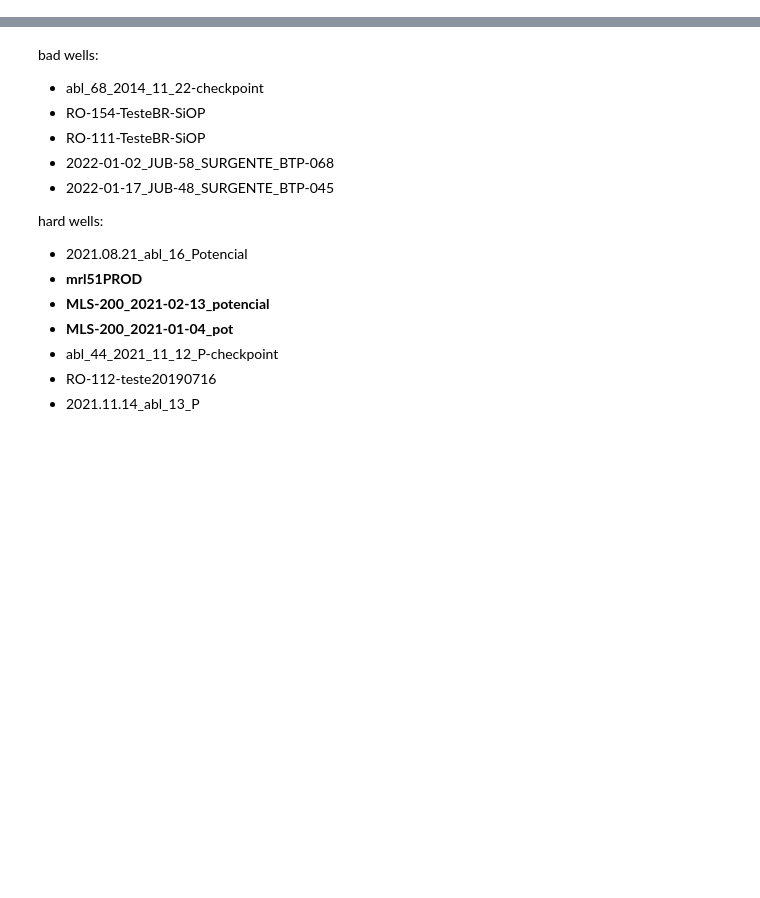
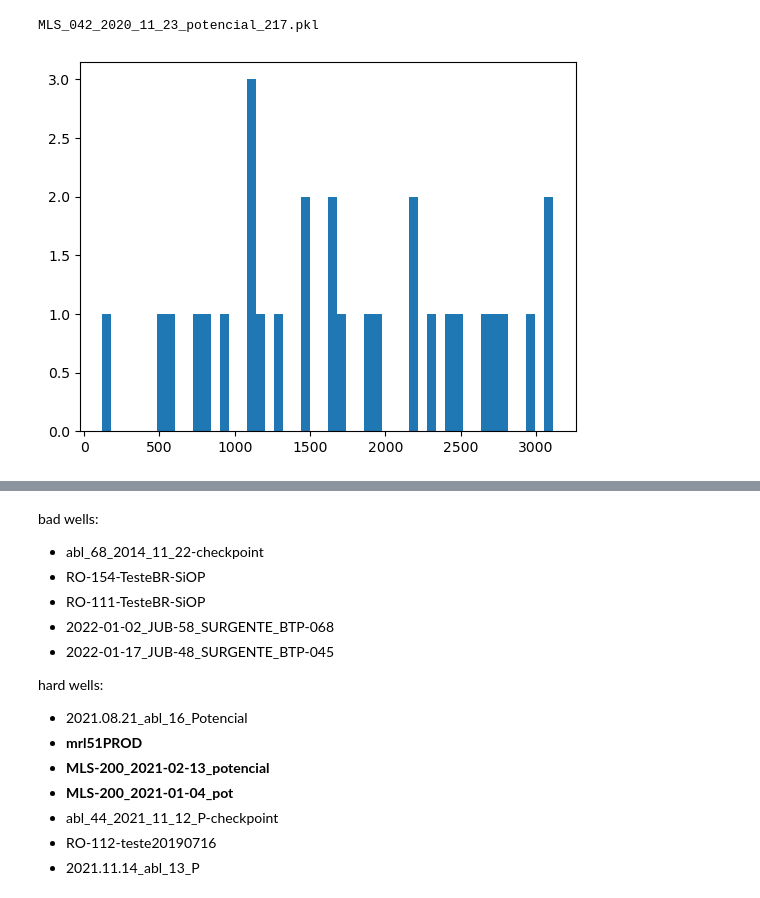
Before and after one commit to brunompacheco/early-fixing-oil-production, a Jupyter notebook: notebooks/0.1-bmp-surrogate-model.ipynb, the cells around one changed output, grey strips where cells are left out. Drawn from its saved outputs; the diff is of its cells as text; code cells hidden in the pictures; blank space fills up the shorter version.

```diff
--- a/notebooks/0.1-bmp-surrogate-model.ipynb
+++ b/notebooks/0.1-bmp-surrogate-model.ipynb
@@ -71,0 +102,35 @@ len(X) / 116
+# %%
+well_fps = list(Path('../data/raw/').glob('*.pkl'))
+
+well_fp = well_fps[0]
+
+# with open('../data/raw/'+well_name+'.pkl', 'rb') as f:
+with open(well_fp, 'rb') as f:
+    well = pickle.load(f)
+
+well['curve']
+
+C, GL = get_C_GL(None)
+C, GL = np.meshgrid(C, GL)
+
+Obj = -1 * np.ones(C.shape)
+
+for i in range(6):
+    for j in range(6):
+        c = C[i,j]
+        gl = GL[i,j]
+        try:
+            Obj[i,j] = well['curve'][(c,gl)]
+        except KeyError:
+            pass
+
+print(well_fp.name)
+# fig, ax = plt.subplots(subplot_kw={"projection": "3d"})
+# ax.plot_surface(C, GL, Obj)
+# plt.show()
+
+plt.hist(well['curve'].values(), bins=50)
+plt.show()
+# %% [output]
+MLS_042_2020_11_23_potencial_217.pkl
+[figure, added]
```
Also changed, not shown: parts of 13 cells of this notebook, 6 other files.
